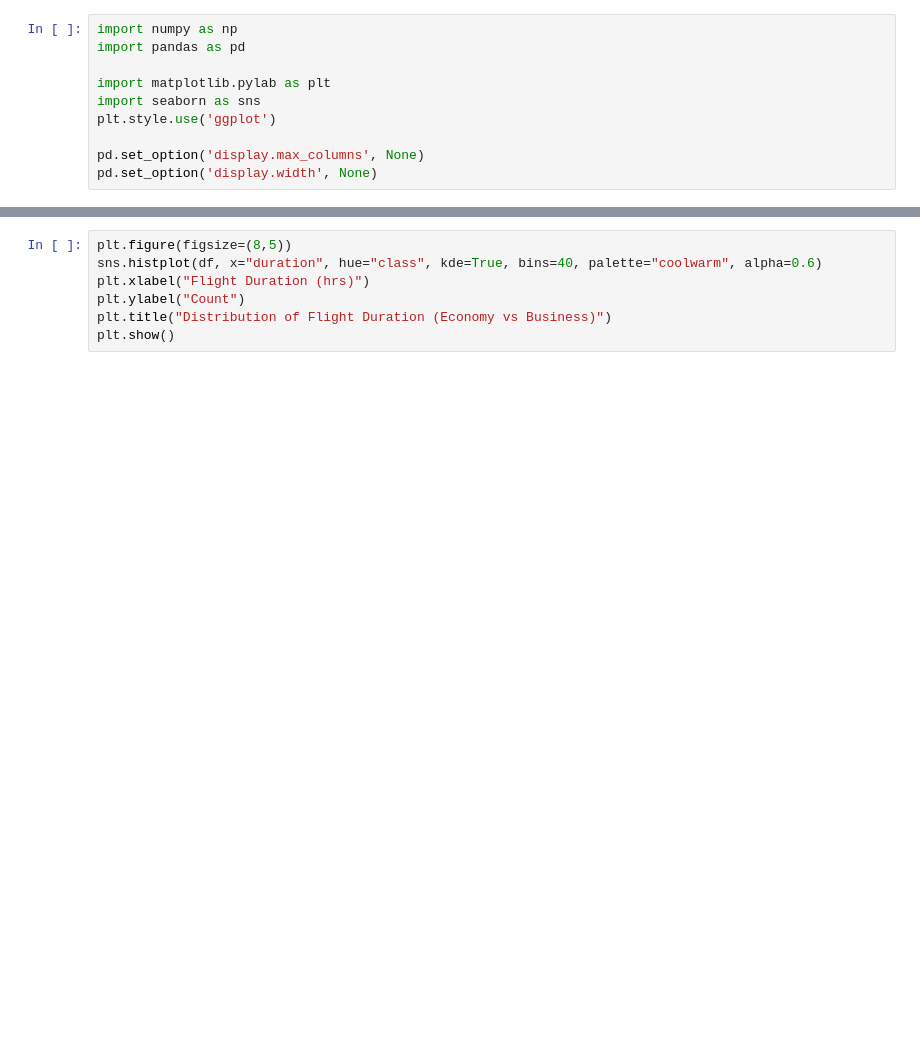
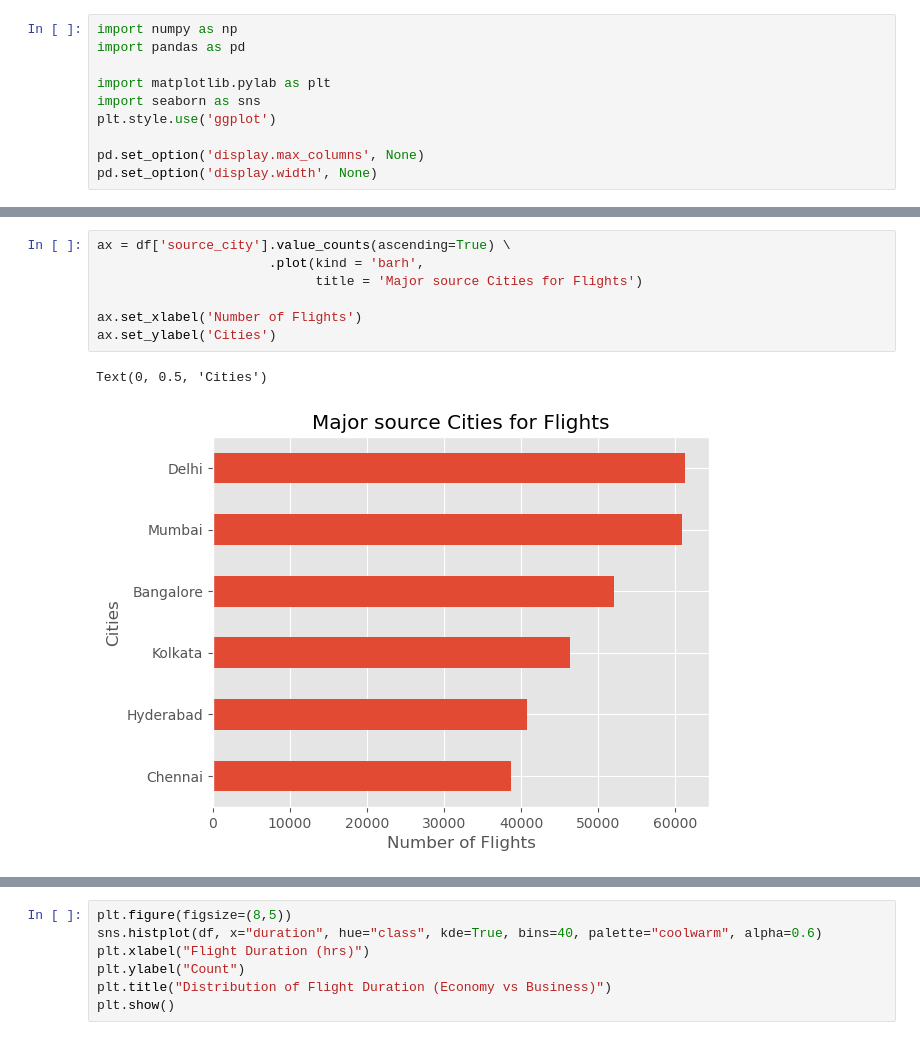
Before and after one commit to vatsal-afk/automobile-eda, a Jupyter notebook: notebooks/univariate_analysis.ipynb, the cells around one changed output, grey strips where cells are left out. Saved outputs shown, nothing was run; the diff lists cells and outputs as text; blank space fills up the shorter version.

```diff
--- a/notebooks/univariate_analysis.ipynb
+++ b/notebooks/univariate_analysis.ipynb
@@ -30,0 +47,10 @@ df
+# %%
+ax = df['source_city'].value_counts(ascending=True) \
+                      .plot(kind = 'barh',
+                            title = 'Major source Cities for Flights')
+
+ax.set_xlabel('Number of Flights')
+ax.set_ylabel('Cities')
+# %% [output]
+Text(0, 0.5, 'Cities')
+[figure, added]
```
Also changed, not shown: parts of 8 cells of this notebook.
